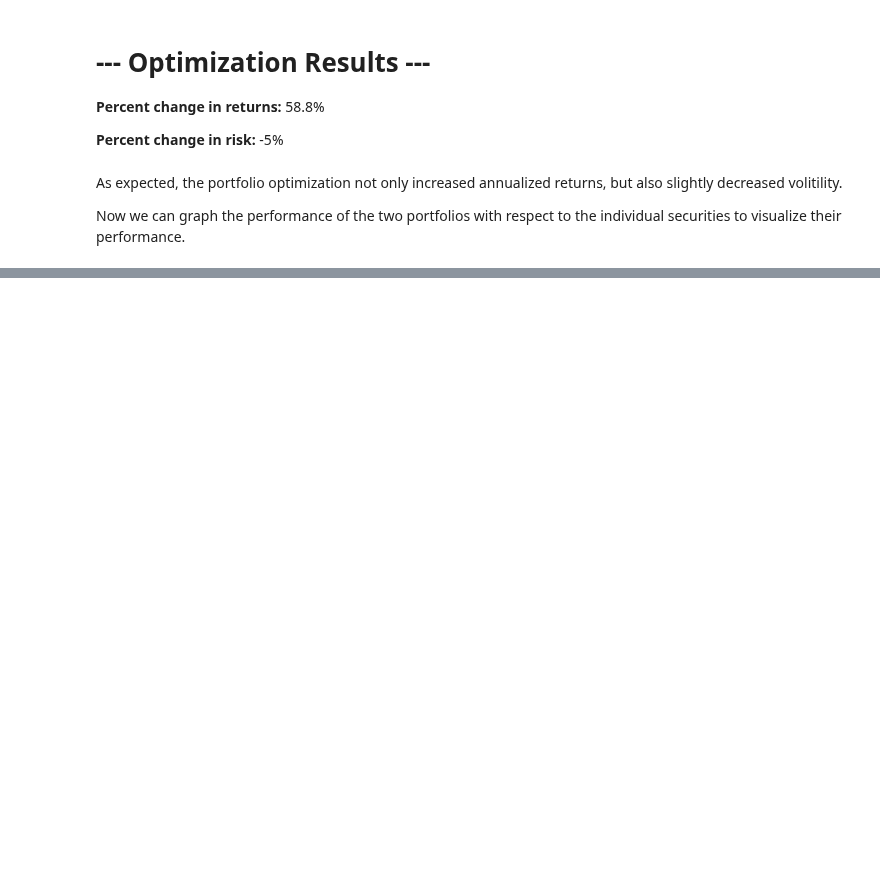
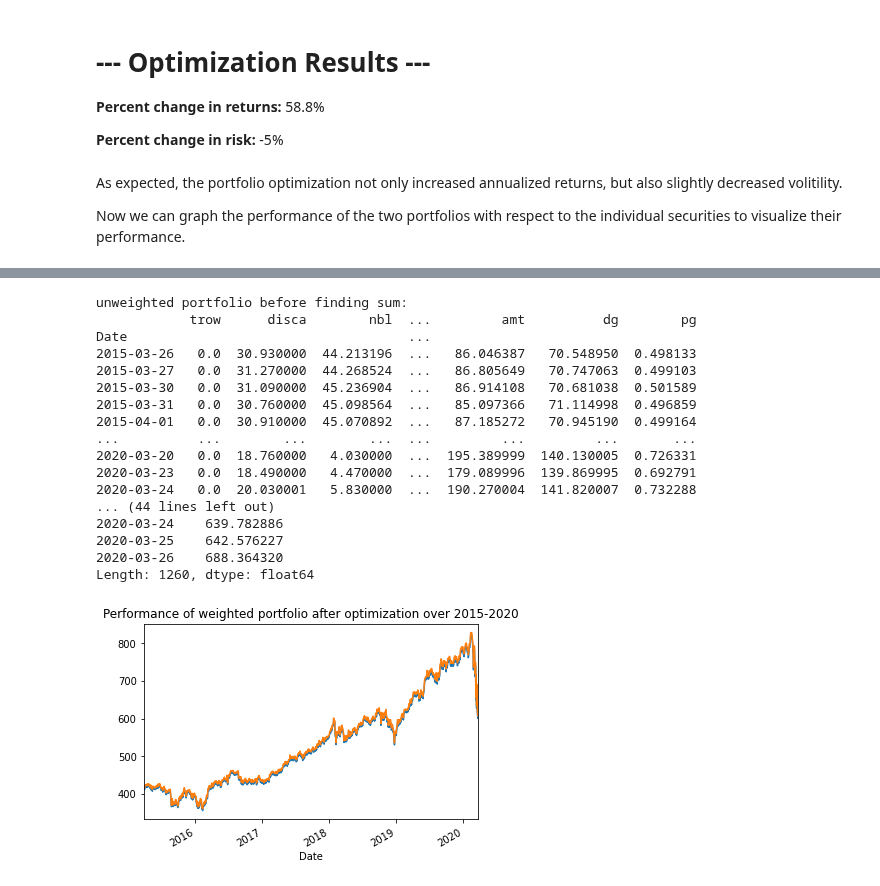
Before and after one commit to CAP4770-group9-project/final-project, a Jupyter notebook: classical_portfolio_optimization.ipynb, the cells around one changed output, grey strips where cells are left out. Drawn from its saved outputs; the diff is of its cells as text; code cells hidden in the pictures; blank space fills up the shorter version.

```diff
--- a/classical_portfolio_optimization.ipynb
+++ b/classical_portfolio_optimization.ipynb
@@ -394,0 +361,36 @@ dtype: float64
+# %%
+print("unweighted portfolio before finding sum:")
+print(uw_portfolio)
+uw_portfolio = uw_portfolio.sum(axis=1)
+
+print("unweighted portfolio")
+print(uw_portfolio)
+ax3 = uw_portfolio.plot(title="Performance of unweighted portfolio over 2015-2020")
+
+
+print("weighted portfolio before finding sum:")
+print(w_portfolio)
+w_portfolio = w_portfolio.sum(axis=1)
+
+print("weighted portfolio")
+print(w_portfolio)
+ax1 = w_portfolio.plot(title="Performance of weighted portfolio after optimization over 2015-2020")
+# %% [output]
+unweighted portfolio before finding sum:
+            trow      disca        nbl  ...         amt          dg        pg
+Date                                    ...
+2015-03-26   0.0  30.930000  44.213196  ...   86.046387   70.548950  0.498133
+2015-03-27   0.0  31.270000  44.268524  ...   86.805649   70.747063  0.499103
+2015-03-30   0.0  31.090000  45.236904  ...   86.914108   70.681038  0.501589
+2015-03-31   0.0  30.760000  45.098564  ...   85.097366   71.114998  0.496859
+2015-04-01   0.0  30.910000  45.070892  ...   87.185272   70.945190  0.499164
+...          ...        ...        ...  ...         ...         ...       ...
+2020-03-20   0.0  18.760000   4.030000  ...  195.389999  140.130005  0.726331
+2020-03-23   0.0  18.490000   4.470000  ...  179.089996  139.869995  0.692791
+2020-03-24   0.0  20.030001   5.830000  ...  190.270004  141.820007  0.732288
+... (44 lines left out)
+2020-03-24    639.782886
+2020-03-25    642.576227
+2020-03-26    688.364320
+Length: 1260, dtype: float64
+[figure, added]
```
Also changed, not shown: parts of 11 cells of this notebook.
